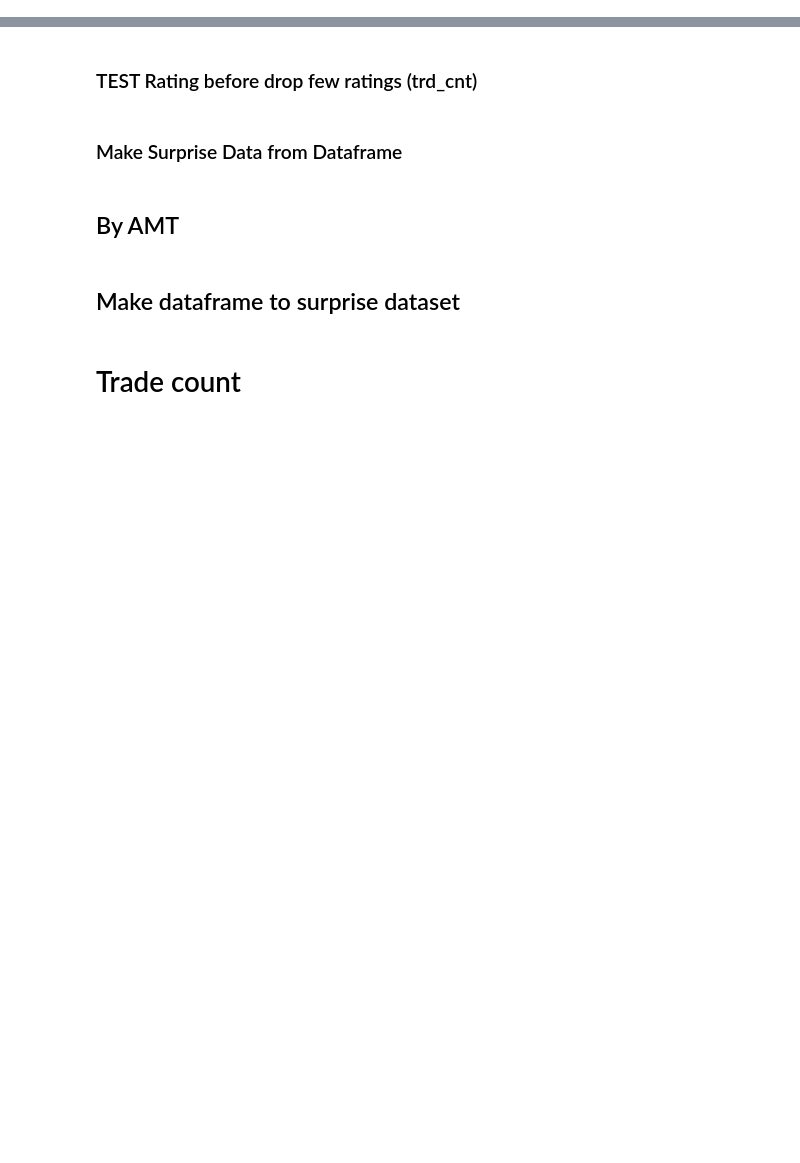
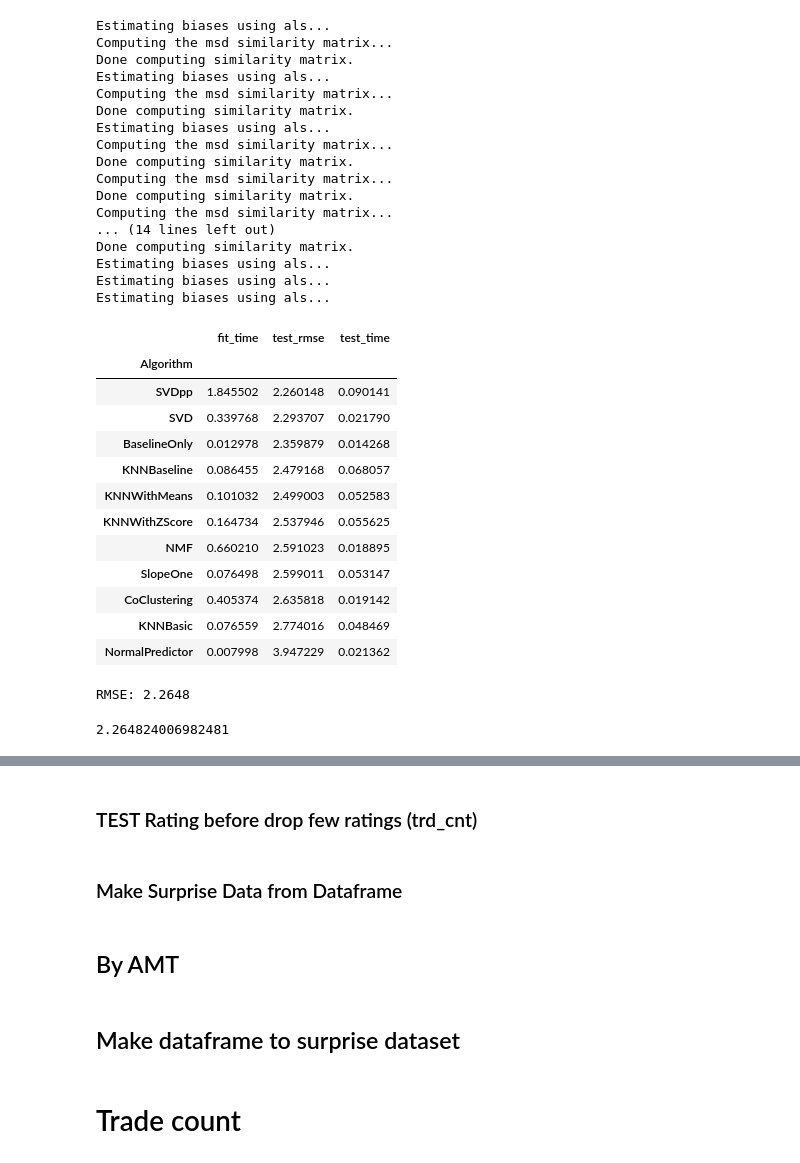
Before and after one commit to yiyc-kr/pandas-modules, a Jupyter notebook: recommend_test.ipynb, the cells around one changed output, grey strips where cells are left out. Saved outputs shown, nothing was run; the diff lists cells and outputs as text; code cells hidden in the pictures; blank space fills up the shorter version.

```diff
--- a/recommend_test.ipynb
+++ b/recommend_test.ipynb
@@ -75,0 +63,57 @@ df.groupby('trd_cnt').agg('size')[10:].sum()
+# %%
+from surprise.model_selection import cross_validate
+from surprise import SVD
+from surprise import SVDpp
+from surprise import SlopeOne
+from surprise import NMF
+from surprise import NormalPredictor
+from surprise import KNNBaseline
+from surprise import KNNBasic
+from surprise import KNNWithMeans
+from surprise import KNNWithZScore
+from surprise import BaselineOnly
+from surprise import CoClustering
+
+benchmark = []
+# Iterate over all algorithms
+for algorithm in [SVD(), SVDpp(), SlopeOne(), NMF(), NormalPredictor(), KNNBaseline(), KNNBasic(), KNNWithMeans(), KNNWithZScore(), BaselineOnly(), CoClustering()]:
+    # Perform cross validation
+    results = cross_validate(algorithm, data, measures=['RMSE'], cv=3, verbose=False)
+
+    # Get results & append algorithm name
+    tmp = pd.DataFrame.from_dict(results).mean(axis=0)
+    tmp = tmp.append(pd.Series([str(algorithm).split(' ')[0].split('.')[-1]], index=['Algorithm']))
+    benchmark.append(tmp)
+
+pd.DataFrame(benchmark).set_index('Algorithm').sort_values('test_rmse')
+# %% [output]
+Estimating biases using als...
+Computing the msd similarity matrix...
+Done computing similarity matrix.
+Estimating biases using als...
+Computing the msd similarity matrix...
+Done computing similarity matrix.
+Estimating biases using als...
+Computing the msd similarity matrix...
+Done computing similarity matrix.
+Computing the msd similarity matrix...
+Done computing similarity matrix.
+Computing the msd similarity matrix...
+... (14 lines left out)
+Done computing similarity matrix.
+Estimating biases using als...
+Estimating biases using als...
+Estimating biases using als...
+|  | fit_time | test_rmse | test_time |
+| Algorithm |  |  |  |
+| SVDpp | 1.845502 | 2.260148 | 0.090141 |
+| SVD | 0.339768 | 2.293707 | 0.021790 |
+| BaselineOnly | 0.012978 | 2.359879 | 0.014268 |
+| KNNBaseline | 0.086455 | 2.479168 | 0.068057 |
+| KNNWithMeans | 0.101032 | 2.499003 | 0.052583 |
+| KNNWithZScore | 0.164734 | 2.537946 | 0.055625 |
+| NMF | 0.660210 | 2.591023 | 0.018895 |
+| SlopeOne | 0.076498 | 2.599011 | 0.053147 |
+| CoClustering | 0.405374 | 2.635818 | 0.019142 |
+| KNNBasic | 0.076559 | 2.774016 | 0.048469 |
+| NormalPredictor | 0.007998 | 3.947229 | 0.021362 |
@@ -75,0 +124,10 @@ df.groupby('trd_cnt').agg('size')[10:].sum()
+# %%
+from surprise.model_selection import train_test_split
+from surprise import accuracy
+trainset, testset = train_test_split(data, test_size=0.25)
+algo = surprise.SVD(n_factors=100)
+predictions = algo.fit(trainset).test(testset)
+accuracy.rmse(predictions)
+# %% [output]
+RMSE: 2.2648
+2.264824006982481
```
Also changed, not shown: parts of 19 cells of this notebook.
